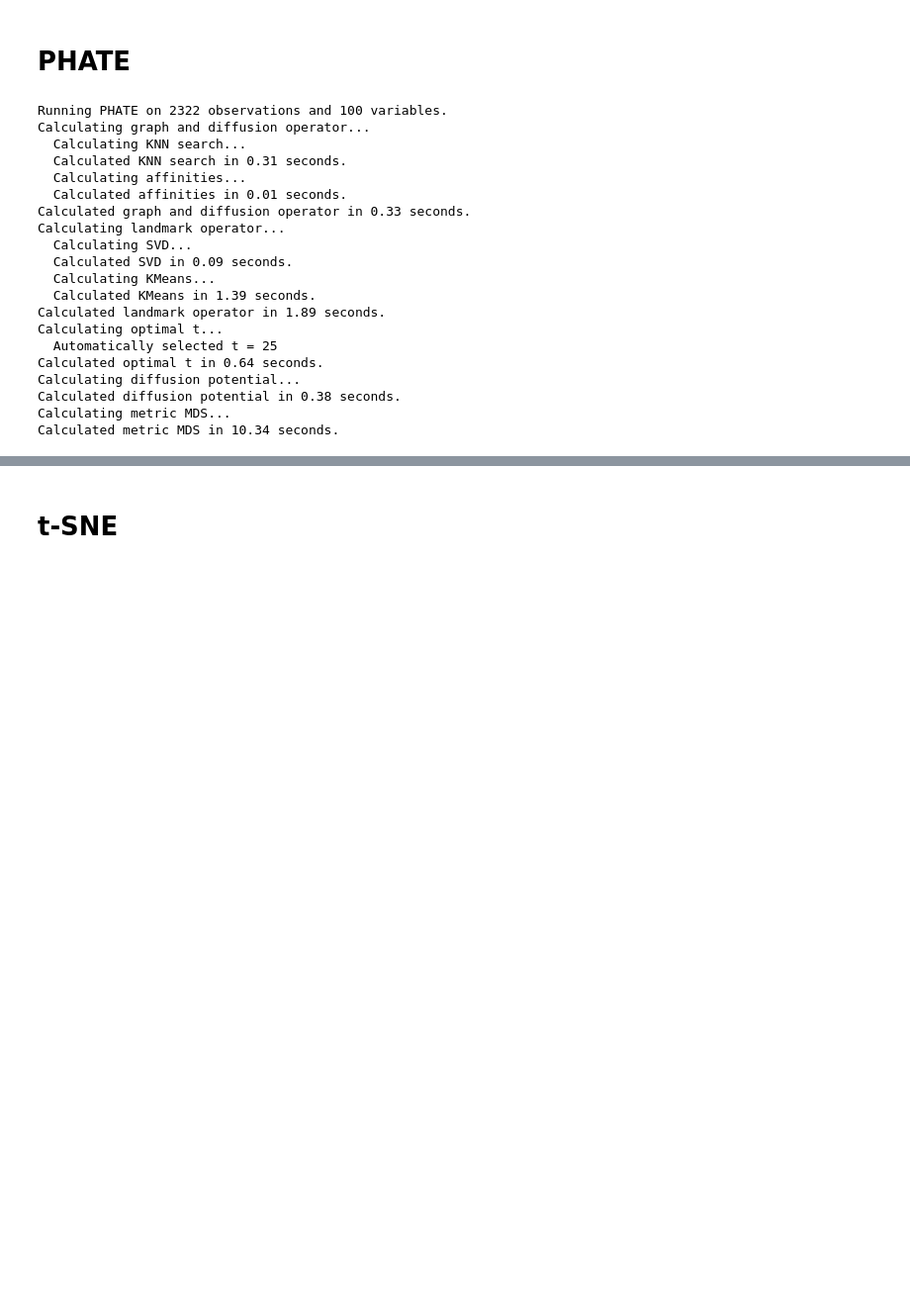
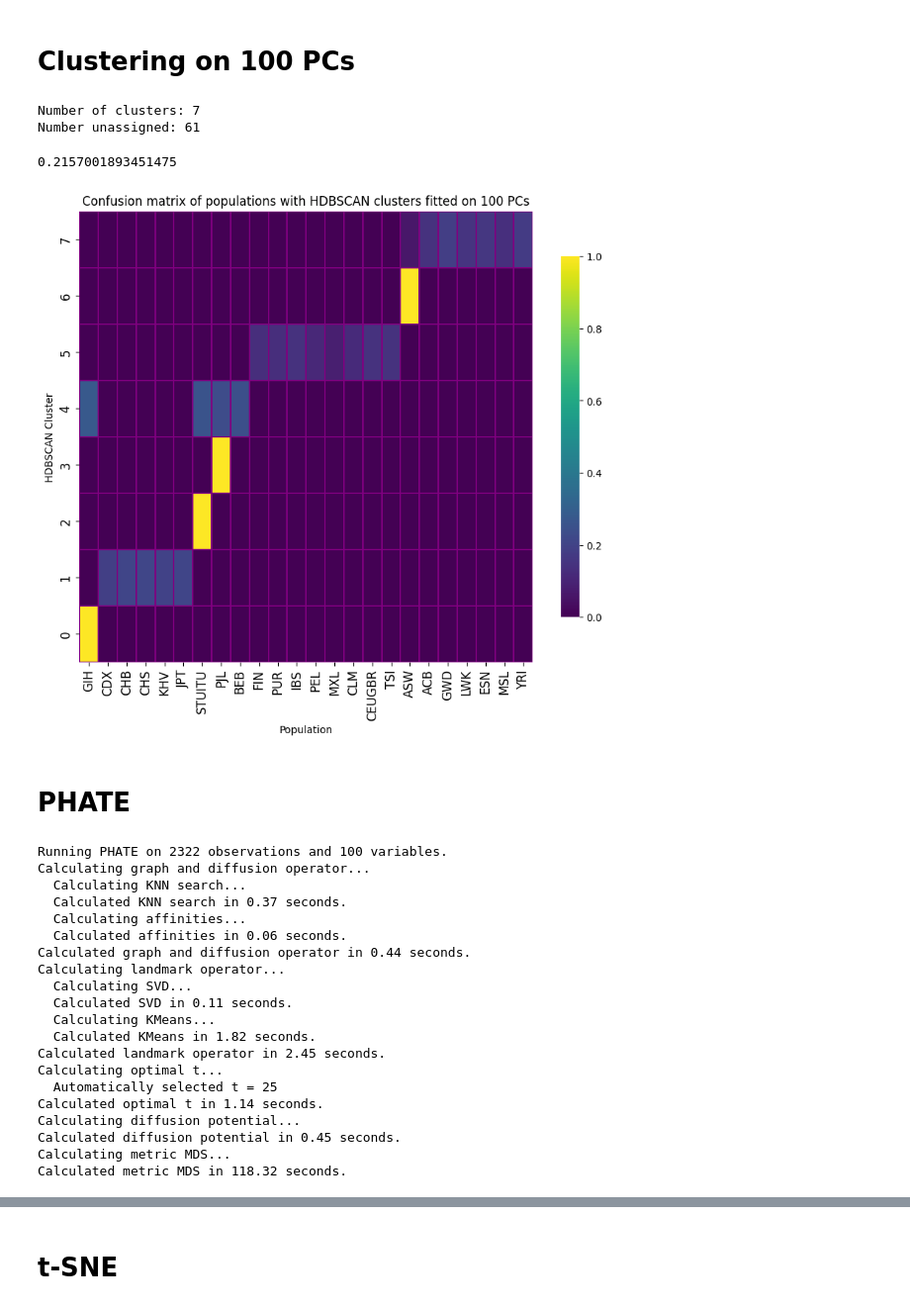
Before and after one commit to latent-reasoning-works/manylatents, a Jupyter notebook: notebooks/phate_1000G_HDBSCAN.ipynb, the cells around one changed output, grey strips where cells are left out. Shown: that part at 99% size. Saved outputs shown, nothing was run; the diff lists cells and outputs as text; code cells hidden in the pictures; blank space fills up the shorter version.

Commit message:
tune parameters

```diff
--- a/notebooks/phate_1000G_HDBSCAN.ipynb
+++ b/notebooks/phate_1000G_HDBSCAN.ipynb
@@ -27,12 +28,70 @@ label_with_names, label_with_superpop_names = data_loader.preprocess_labels_1000
 # %%
 pca_obj = sklearn.decomposition.PCA(n_components=100, random_state=42)
 pca_input = pca_obj.fit_transform(inputs)
+# %% [markdown]
+# Clustering on 100 PCs
+# %%
+# hdbscan parameters
+min_points = 2# 25
+eps = 0.0
+min_samples = None
+metric = 'euclidean'
+alpha = 1.0
+# %%
+# use hdbscan package
+clusterer = hdbscan.HDBSCAN(min_cluster_size=min_points,min_samples=min_samples, alpha = alpha,
+                            approx_min_span_tree=False,gen_min_span_tree=True,leaf_size=5,
+                            cluster_selection_epsilon=eps, metric = metric)
+clusterer.fit(pca_input)
+print('Number of clusters:', str(max(clusterer.labels_)))
+print('Number unassigned:', str(np.sum(clusterer.labels_ == -1)))
+# %% [output]
+Number of clusters: 7
+Number unassigned: 61
+# %%
+# Calculate the ARI
+ari_score_100PC= adjusted_rand_score(label_with_names, clusterer.labels_)
+ari_score_100PC
+# %% [output]
+0.2157001893451475
+# %%
+df = pd.DataFrame(columns=['HDBSCAN Cluster', 'Population'])
+df['HDBSCAN Cluster'] = clusterer.labels_
+df['Population'] = label_with_names
+
+# Filter out the -1 cluster
+df = df[df['HDBSCAN Cluster'] != -1]
+# Create a cross-tabulation of clusters and populations
+crosstab = pd.crosstab(df['HDBSCAN Cluster'], df['Population'])
+# Convert counts to proportions
+proportions = crosstab.div(crosstab.sum(axis=1), axis=0)
+
+# Reorder the populations to match the clusters
+ordered_populations = proportions.idxmax().sort_values().index
+proportions = proportions[ordered_populations]
+# %%
+plt.figure(figsize=(10, 8))
+heatmap = sns.heatmap(proportions, cmap='viridis', annot=False,linewidths=0.05, linecolor='purple',
+                      cbar_kws={'shrink': 0.8})
+heatmap.invert_yaxis()
+plt.xlabel('Population')
+plt.ylabel('HDBSCAN Cluster')
+heatmap.set_xticklabels(heatmap.get_xticklabels(), rotation=90, fontsize=12)
+heatmap.set_yticklabels(heatmap.get_yticklabels(), fontsize=12)
+plt.title('Confusion matrix of populations with HDBSCAN clusters fitted on 100 PCs', fontsize=12)
+
+# Adjust the color bar tick labels font size
+cbar = heatmap.collections[0].colorbar
+cbar.ax.tick_params(labelsize=10)
+plt.show()
+# %% [output]
+[figure, added]
 # %% [markdown]
 # PHATE
 # %%
 # initial phate embedding
 phate_operator_10d = phate.PHATE(random_state=42,
-                                n_components=3,
+                                n_components=10,
                                 knn=5,
                                 decay=60,
                                 n_pca=None)
@@ -42,22 +101,22 @@ phate_emb_10d = phate_operator_10d.transform()
 Running PHATE on 2322 observations and 100 variables.
 Calculating graph and diffusion operator...
   Calculating KNN search...
-  Calculated KNN search in 0.31 seconds.
+  Calculated KNN search in 0.37 seconds.
   Calculating affinities...
-  Calculated affinities in 0.01 seconds.
-Calculated graph and diffusion operator in 0.33 seconds.
+  Calculated affinities in 0.06 seconds.
+Calculated graph and diffusion operator in 0.44 seconds.
 Calculating landmark operator...
   Calculating SVD...
-  Calculated SVD in 0.09 seconds.
+  Calculated SVD in 0.11 seconds.
   Calculating KMeans...
-  Calculated KMeans in 1.39 seconds.
-Calculated landmark operator in 1.89 seconds.
+  Calculated KMeans in 1.82 seconds.
+Calculated landmark operator in 2.45 seconds.
 Calculating optimal t...
   Automatically selected t = 25
-Calculated optimal t in 0.64 seconds.
+Calculated optimal t in 1.14 seconds.
 Calculating diffusion potential...
-Calculated diffusion potential in 0.38 seconds.
+Calculated diffusion potential in 0.45 seconds.
 Calculating metric MDS...
-Calculated metric MDS in 10.34 seconds.
+Calculated metric MDS in 118.32 seconds.
 # %%
 # hdbscan parameters
```
Also changed, not shown: parts of 19 cells of this notebook.
